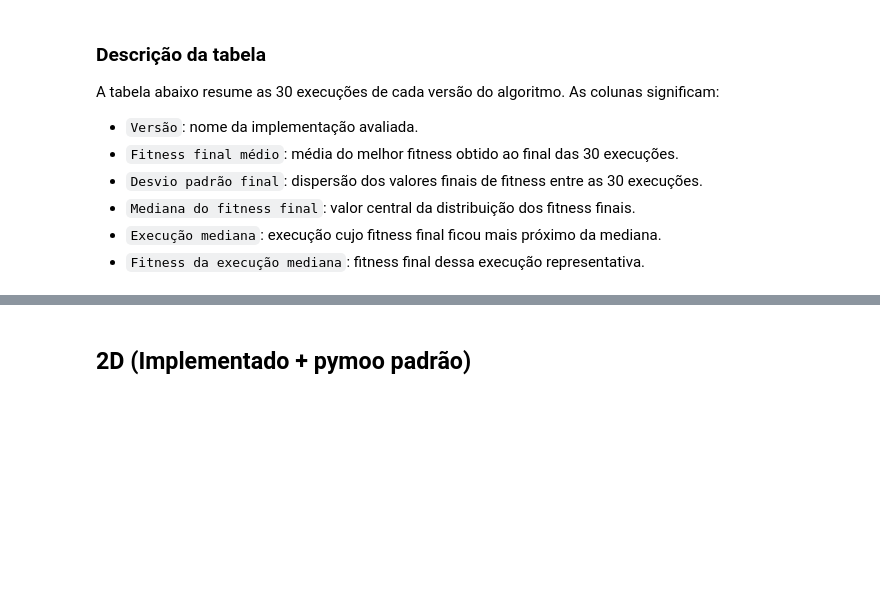
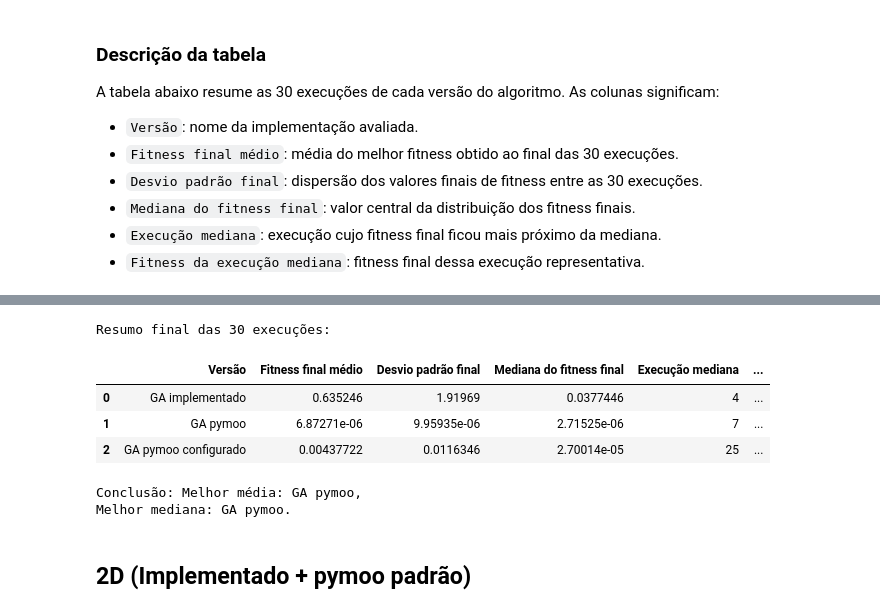
Before and after one commit to DaviMattos14/obsidian_notebook, a Jupyter notebook: Otimização com Metaheurísticas/Tarefa 3/Tarefa_3_Algoritmo_Genético.ipynb, the cells around one changed output, grey strips where cells are left out. Saved outputs shown, nothing was run; the diff lists cells and outputs as text; code cells hidden in the pictures; blank space fills up the shorter version.

```diff
--- a/Otimização com Metaheurísticas/Tarefa 3/Tarefa_3_Algoritmo_Genético.ipynb
+++ b/Otimização com Metaheurísticas/Tarefa 3/Tarefa_3_Algoritmo_Genético.ipynb
@@ -797,3 +819,41 @@ Melhor mediana: GA implementado.
+# %%
+tabela_resumo_2d_2 = pd.DataFrame([
+    resumo_final_execucoes("GA implementado", historicos_manual_2d, individuos_manual_2d),
+    resumo_final_execucoes("GA pymoo", historicos_pymoo_2d, individuos_pymoo_2d),
+    resumo_final_execucoes("GA pymoo configurado", historicos_pymoo_configurado_2d, individuos_pymoo_configurado_2d),
+])
+
+ordem = [
+    "Versão",
+    "Fitness final médio",
+    "Desvio padrão final",
+    "Mediana do fitness final",
+    "Execução mediana",
+    "Indivíduo mediano",
+    "Fitness da execução mediana",
+]
+
+tabela_resumo_2d_2 = tabela_resumo_2d_2[ordem]
+
+pd.options.display.float_format = "{:.6g}".format
+print("Resumo final das 30 execuções:")
+display(tabela_resumo_2d_2)
+
+melhor_media_2d_2 = tabela_resumo_2d_2.loc[tabela_resumo_2d_2["Fitness final médio"].idxmin(), "Versão"]
+melhor_mediana_2d_2 = tabela_resumo_2d_2.loc[tabela_resumo_2d_2["Mediana do fitness final"].idxmin(), "Versão"]
+
+print(
+    f"\nConclusão: Melhor média: {melhor_media_2d_2}, \n"
+    f"Melhor mediana: {melhor_mediana_2d_2}.\n"
+)
+# %% [output]
+Resumo final das 30 execuções:
+|  | Versão | Fitness final médio | Desvio padrão final | Mediana do fitness final | Execução mediana | ... |
+| 0 | GA implementado | 0.635246 | 1.91969 | 0.0377446 | 4 | ... |
+| 1 | GA pymoo | 6.87271e-06 | 9.95935e-06 | 2.71525e-06 | 7 | ... |
+| 2 | GA pymoo configurado | 0.00437722 | 0.0116346 | 2.70014e-05 | 25 | ... |
+Conclusão: Melhor média: GA pymoo,
+Melhor mediana: GA pymoo.
 # %% [markdown]
 ## 2D (Implementado + pymoo padrão)
 # %%
```
Also changed, not shown: parts of 18 cells of this notebook, 34 other files.
